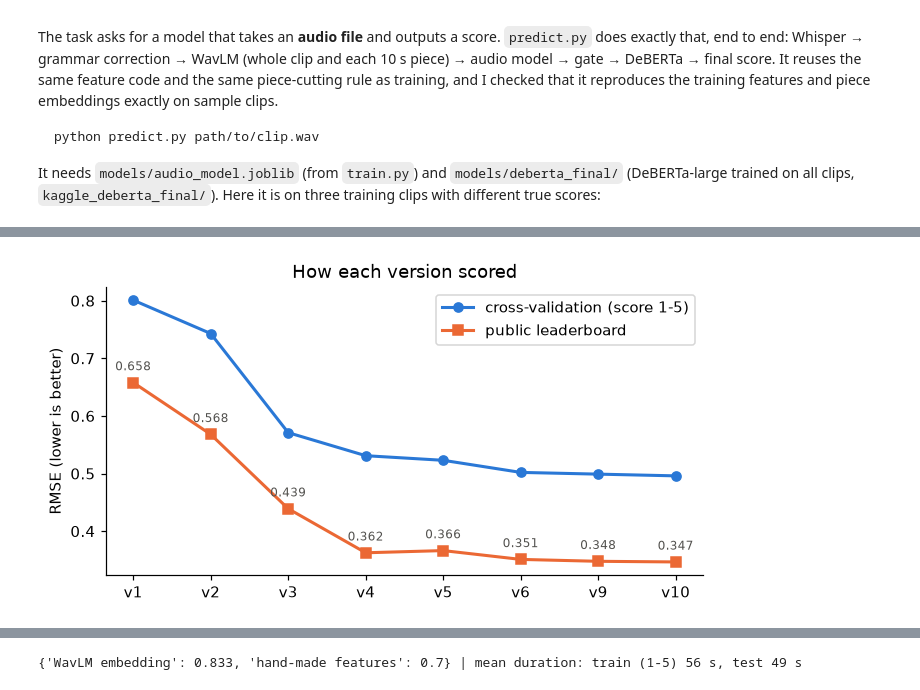
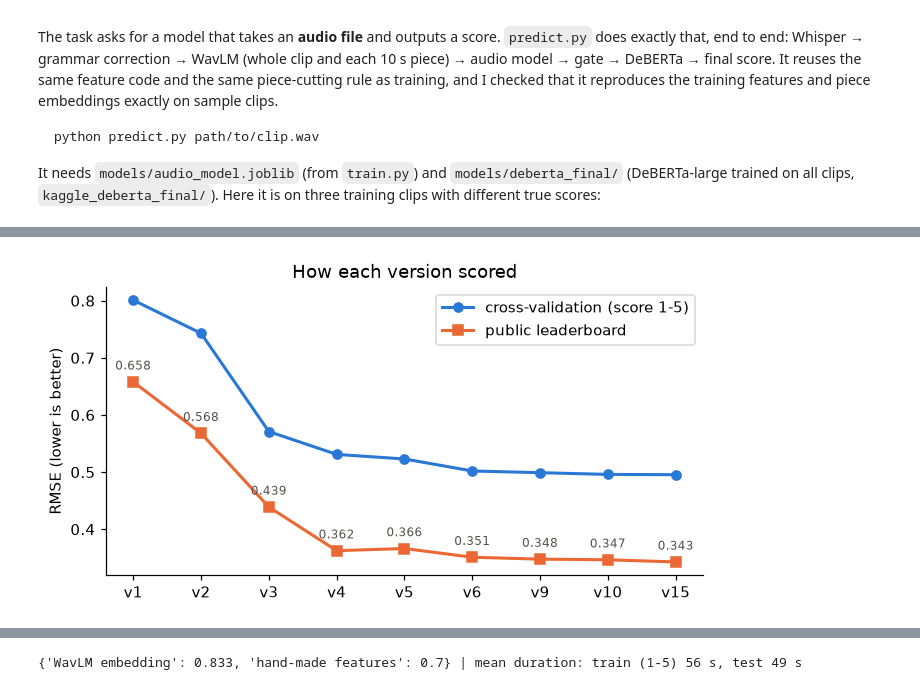
Before and after one commit to Vanshrajput29/SHL-grammar-scoring, a Jupyter notebook: shl_grammar_scoring.ipynb, the cells around one changed output, grey strips where cells are left out. Cells and saved outputs as stored; diff of their text form; code cells hidden in the pictures.

```diff
--- a/shl_grammar_scoring.ipynb
+++ b/shl_grammar_scoring.ipynb
@@ -360,10 +367,10 @@ mean or median, across 5 different fold splits. Overlapping 10 s pieces with the
 # %%
-# The final audio model: overlapping 10 s pieces, SVR(C=1, epsilon=0.05), clip score = median over pieces.
-# train.pieces_cv splits folds by clip, using the same CV object as everything else.
+# The final audio model (v15): overlapping 10 s pieces, SVR(C=1, epsilon=0.05, smoother kernel), median over pieces.
+# train.pieces_cv takes a list of folds; here the same clip-split folds as everything else in sections 4-9.
 Pc = F.audio_pieces(train, "train")
 print(f"{sum(map(len, Pc))} pieces from {len(Pc)} clips ({min(map(len, Pc))}-{max(map(len, Pc))} per clip)")
-p_audio = T.pieces_cv(Pc, Au, Hn, y, CV)
-rows["pieces of each clip (SVR)  [audio model, v10]"] = p_audio
+p_audio = T.pieces_cv(Pc, Au, Hn, y, list(CV.split(y)))
+rows["pieces of each clip (SVR)  [audio model, v15]"] = p_audio
 print(f"audio model CV RMSE: one row per clip {rmse(y, p_svr):.4f}  ->  pieces {rmse(y, p_audio):.4f}")
 # %% [output]
 7725 pieces from 769 clips (3-11 per clip)
@@ -582,16 +591,16 @@ and why I picked v13 as the second of the two submissions Kaggle scores on the p
 # %%
 # CV vs public leaderboard RMSE for each submission (CV on the 1-5 clips, so all versions are comparable)
-hist = pd.DataFrame({"version": ["v1", "v2", "v3", "v4", "v5", "v6", "v9", "v10"],  # adopted versions only
-                     "CV RMSE (score 1-5)": [0.801, 0.743, 0.571, 0.531, 0.523, 0.502, 0.499, 0.496],
-                     "public leaderboard RMSE": [0.658, 0.568, 0.439, 0.3625, 0.3663, 0.3510, 0.3477, 0.3466]})
+hist = pd.DataFrame({"version": ["v1", "v2", "v3", "v4", "v5", "v6", "v9", "v10", "v15"],  # adopted versions only
+                     "CV RMSE (score 1-5)": [0.801, 0.743, 0.571, 0.531, 0.523, 0.502, 0.499, 0.496, 0.4955],
+                     "public leaderboard RMSE": [0.658, 0.568, 0.439, 0.3625, 0.3663, 0.3510, 0.3477, 0.3466, 0.3428]})
 plt.figure(figsize=(7, 3.4))
 plt.plot(hist.version, hist["CV RMSE (score 1-5)"], "o-", color=BLUE, lw=2, label="cross-validation (score 1-5)")
 plt.plot(hist.version, hist["public leaderboard RMSE"], "s-", color=ORANGE, lw=2, label="public leaderboard")
 for i, r in hist.iterrows():
     plt.annotate(f'{r["public leaderboard RMSE"]:.3f}', (i, r["public leaderboard RMSE"]), textcoords="offset points", xytext=(0, 8), ha="center", fontsize=8, color=INK)
 plt.ylabel("RMSE (lower is better)"); plt.title("How each version scored"); plt.legend(); plt.show()
 # %% [output]
-[figure, old version]
+[figure, new version]
 # %% [markdown]
 (v1's CV here is measured on the 1–5 clips, 0.801, so it's comparable with the later versions; the 0.943 in the table included the score-0 clips.)
 
```
Also changed, not shown: parts of 14 cells of this notebook, 13 other files.
